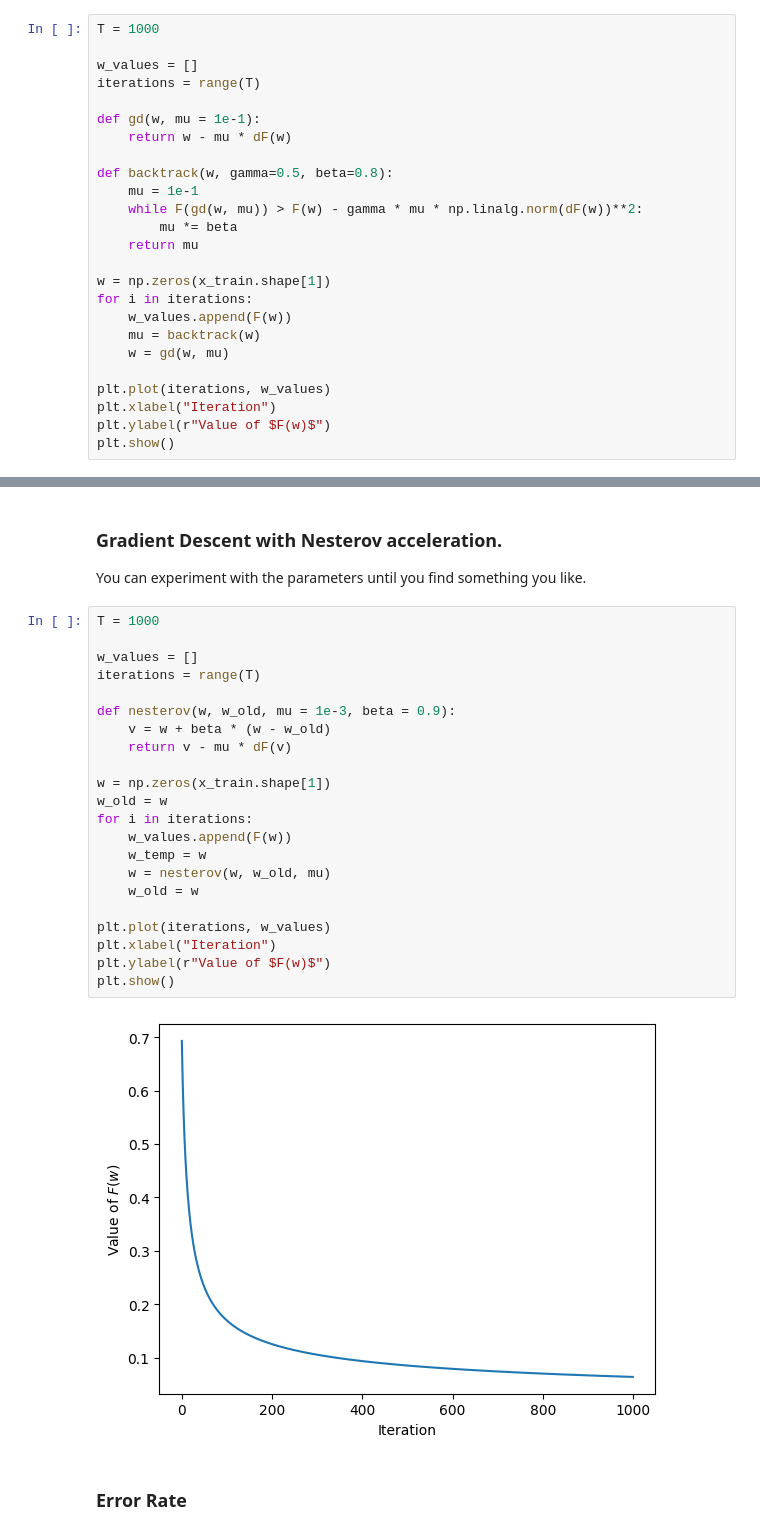
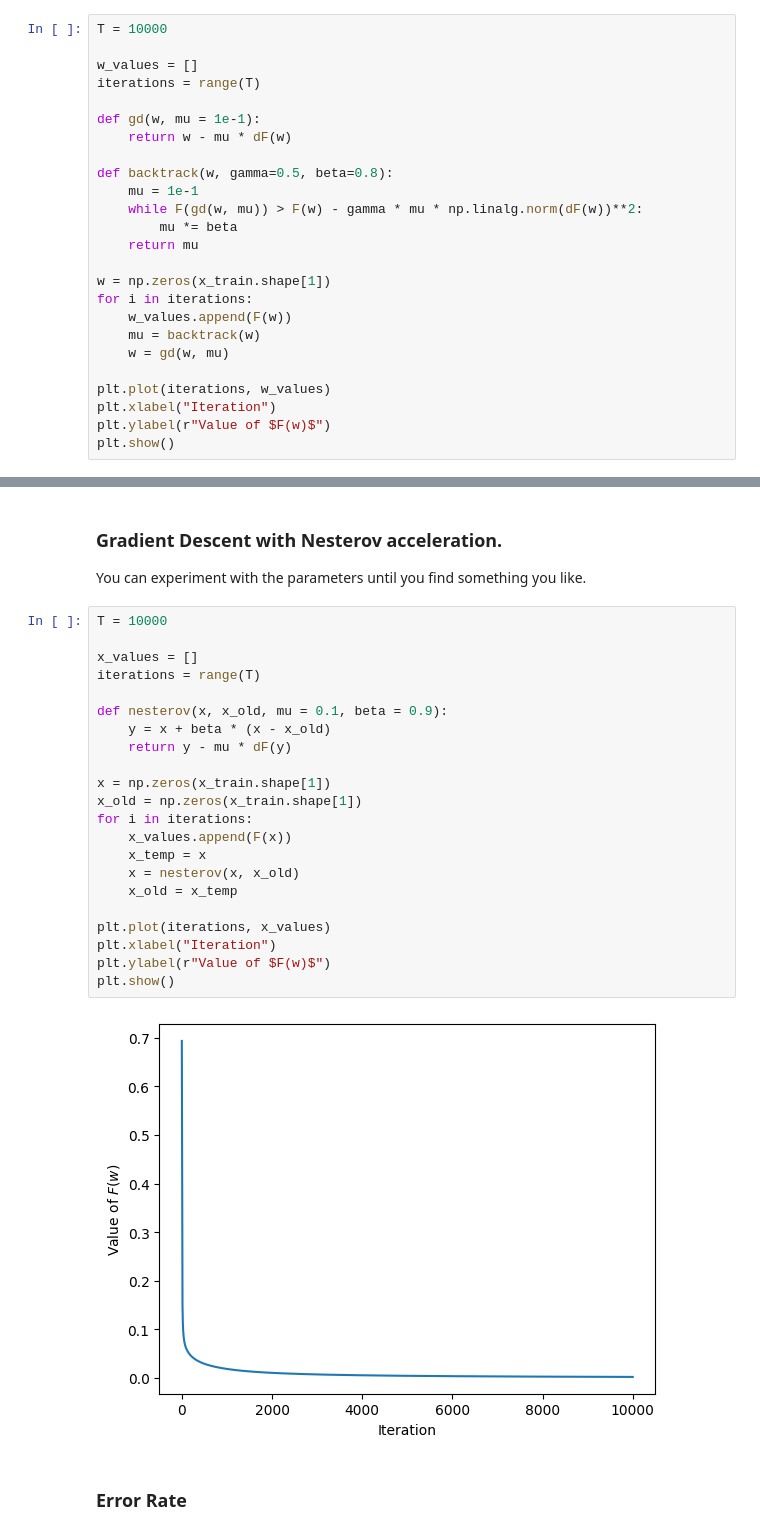
Before and after one commit to himetsai/math, a Jupyter notebook: MATH173/MATH173A/hw5/code/HW4_Q3.ipynb, the cells around one changed output, grey strips where cells are left out. Saved outputs shown, nothing was run; the diff lists cells and outputs as text.

```diff
--- a/MATH173/MATH173A/hw5/code/HW4_Q3.ipynb
+++ b/MATH173/MATH173A/hw5/code/HW4_Q3.ipynb
@@ -91,7 +91,7 @@ $\gamma=0.5$ and $\beta = 0.8$ to determine the correct $\mu^{(t)}$. Run your
 algorithm for at least 10,000 iterations and plot the loss curve $F(w^{(t)})$ as
 a function of $t$.
 # %%
-T = 1000
+T = 10000
 
 w_values = []
 iterations = range(T)
@@ -137,29 +137,29 @@ Error rate: 4.3 %
 
 You can experiment with the parameters until you find something you like.
 # %%
-T = 1000
+T = 10000
 
-w_values = []
+x_values = []
 iterations = range(T)
 
-def nesterov(w, w_old, mu = 1e-3, beta = 0.9):
-    v = w + beta * (w - w_old)
-    return v - mu * dF(v)
+def nesterov(x, x_old, mu = 0.1, beta = 0.9):
+    y = x + beta * (x - x_old)
+    return y - mu * dF(y)
 
-w = np.zeros(x_train.shape[1])
-w_old = w
+x = np.zeros(x_train.shape[1])
+x_old = np.zeros(x_train.shape[1])
 for i in iterations:
-    w_values.append(F(w))
-    w_temp = w
-    w = nesterov(w, w_old, mu)
-    w_old = w
+    x_values.append(F(x))
+    x_temp = x
+    x = nesterov(x, x_old)
+    x_old = x_temp
 
-plt.plot(iterations, w_values)
+plt.plot(iterations, x_values)
 plt.xlabel("Iteration")
 plt.ylabel(r"Value of $F(w)$")
 plt.show()
 # %% [output]
-[figure, old version]
+[figure, new version]
 # %% [markdown]
 ### Error Rate
 # %%
```
Also changed, not shown: parts of 3 cells of this notebook, 5 other files.
